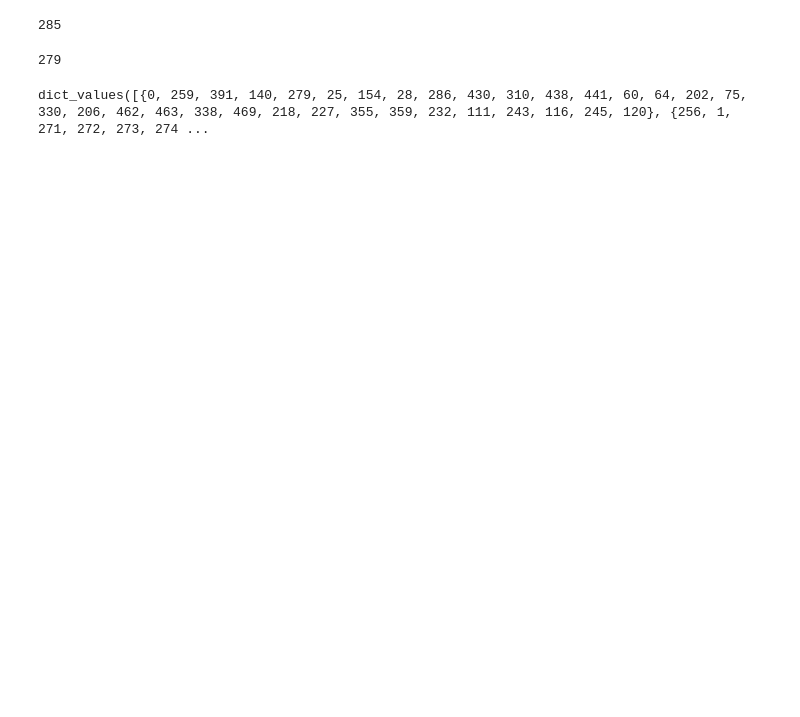
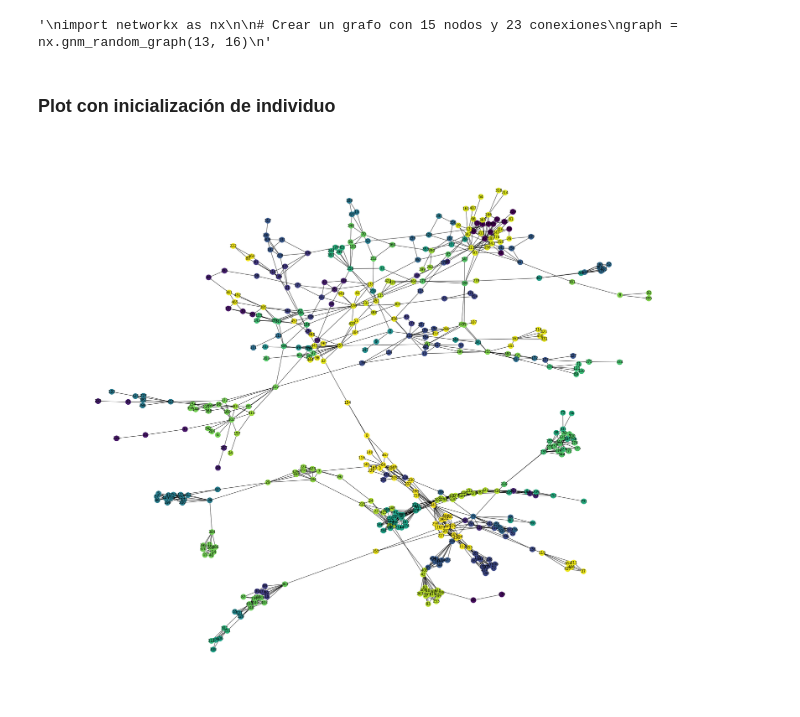
Before and after one commit to SamuReyes/GeneticCommunities, a Jupyter notebook: GA.ipynb, the cells around one changed output. Saved outputs shown, nothing was run; the diff lists cells and outputs as text; code cells hidden in the pictures; blank space fills up the shorter version.

Commit message:
init, decoding and plotting

```diff
--- a/GA.ipynb
+++ b/GA.ipynb
@@ -67,6 +82,40 @@ class EstrategiaEvolutiva():
         for _ in range(self.N*(1-self.init)):
             self.pop.append(self.label_propagation_init())
 
+    def decode(self, locus_representation):
+        """ Decodifica un individuo en modo locus a modo cluster """
+        uf = UnionFind(len(locus_representation))
+
+        for node, neighbor in enumerate(locus_representation):
+            uf.union(node, neighbor)
+
+        # Agrupar nodos por su raíz en la estructura Union-Find
+        communities = {}
+        for node in range(len(locus_representation)):
+            root = uf.find(node)
+            if root not in communities:
+                communities[root] = []
+            communities[root].append(node)
+
+        # Convertir el diccionario de comunidades a un diccionario de nodos y comunidades
+        node_community_map = {}
+        for community, nodes in communities.items():
+            for node in nodes:
+                node_community_map[node] = community
+
+        return node_community_map
+
+    def plot(self, node_community_map):
+        """ Pinta el grafo con un color por comunidad """
+        # Se obtiene la lista de colores
+        color_map = []
+        for node in self.graph.nodes():
+            color_map.append(node_community_map[node])
+
+        plt.figure(figsize=(30, 25))
+        nx.draw(self.graph, node_color=color_map, with_labels=True)
+        plt.show()
+
     def fitness(self):
         """ Calcula el fitness de un individuo (menor es mejor) """
         pass
@@ -101,11 +150,21 @@ class EstrategiaEvolutiva():
 
     def mutation(self):
         """ Mutación de un individuo """
+        # Debería ser seleccionar un vecino aleatoriamente
         pass
 
     def evolve(self):
         """ Evoluciona la población durante n_iter iteraciones """
         pass
+# %%
+"""
+import networkx as nx
+
+# Crear un grafo con 15 nodos y 23 conexiones
+graph = nx.gnm_random_graph(13, 16)
+"""
+# %% [output]
+'\nimport networkx as nx\n\n# Crear un grafo con 15 nodos y 23 conexiones\ngraph = nx.gnm_random_graph(13, 16)\n'
 # %%
 # Carga del grafo
 graph = nx.read_graphml("data/amazon_graph.graphml")
@@ -113,5 +172,13 @@ graph = nx.read_graphml("data/amazon_graph.graphml")
 # Renombramos los nodos al rango [0, N]
 mapping = {node: i for i, node in enumerate(graph.nodes())}
 graph = nx.relabel_nodes(graph, mapping)
+# %% [markdown]
+### Plot con inicialización de individuo
 # %%
 es = EstrategiaEvolutiva(graph, N=100, reparation=False, pcross=0.7, pmut=0.01, n_iter=1000, elitism=0)
+lb = es.label_propagation_init()
+#lb = es.random_init()
+communities = es.decode(lb)
+es.plot(communities)
+# %% [output]
+[figure, added]
@@ -120,9 +184,0 @@ lb = es.label_propagation_init()
-# %%
-lb
-len(set(lb))
-# %% [output]
-285
-# %%
-len(set(es.random_init()))
-# %% [output]
-279
@@ -131,4 +184,0 @@ es.label_propagation()
-# %%
-es.graph
-# %% [output]
-dict_values([{0, 259, 391, 140, 279, 25, 154, 28, 286, 430, 310, 438, 441, 60, 64, 202, 75, 330, 206, 462, 463, 338, 469, 218, 227, 355, 359, 232, 111, 243, 116, 245, 120}, {256, 1, 271, 272, 273, 274 ...
```
Also changed, not shown: parts of 6 cells of this notebook, 1 other file.
